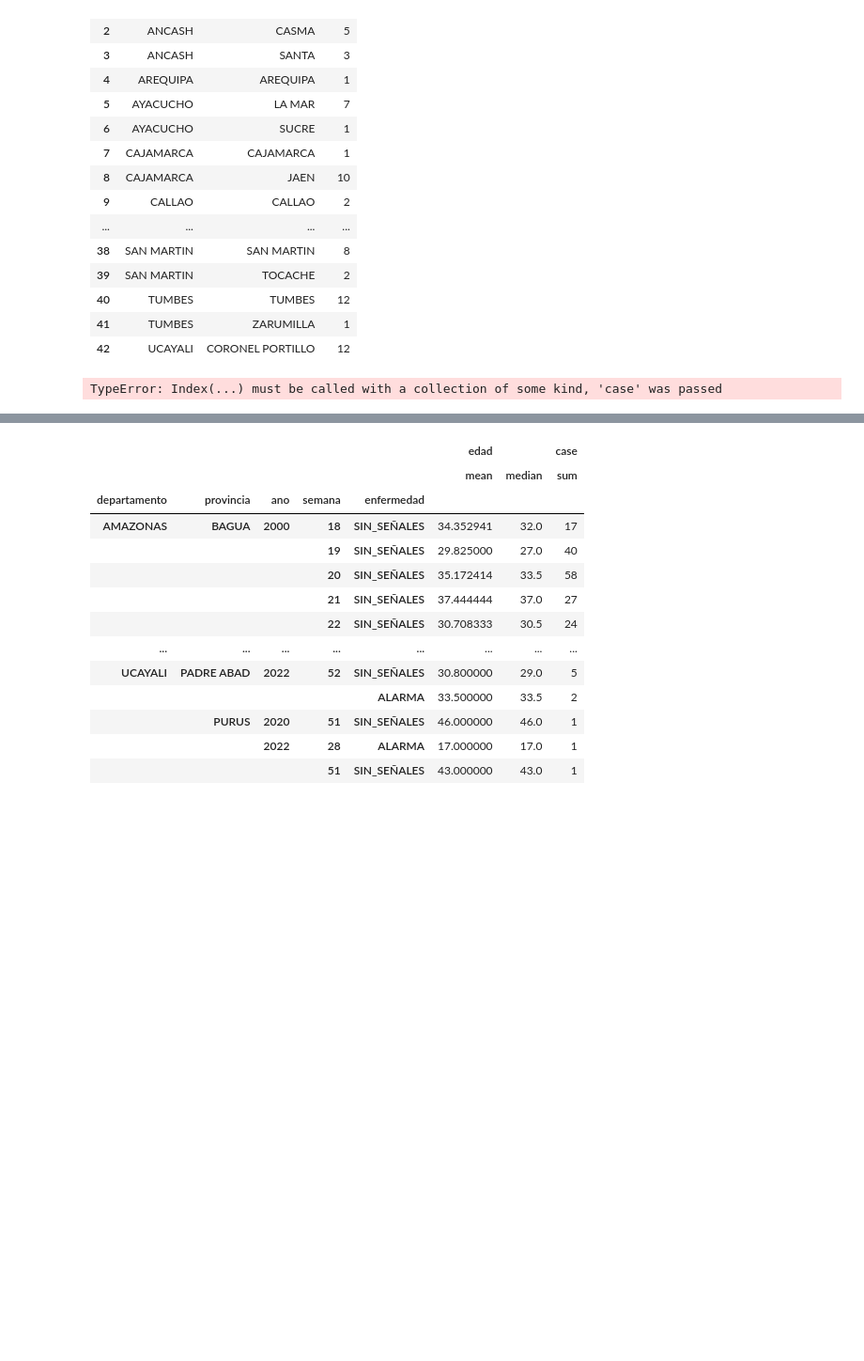
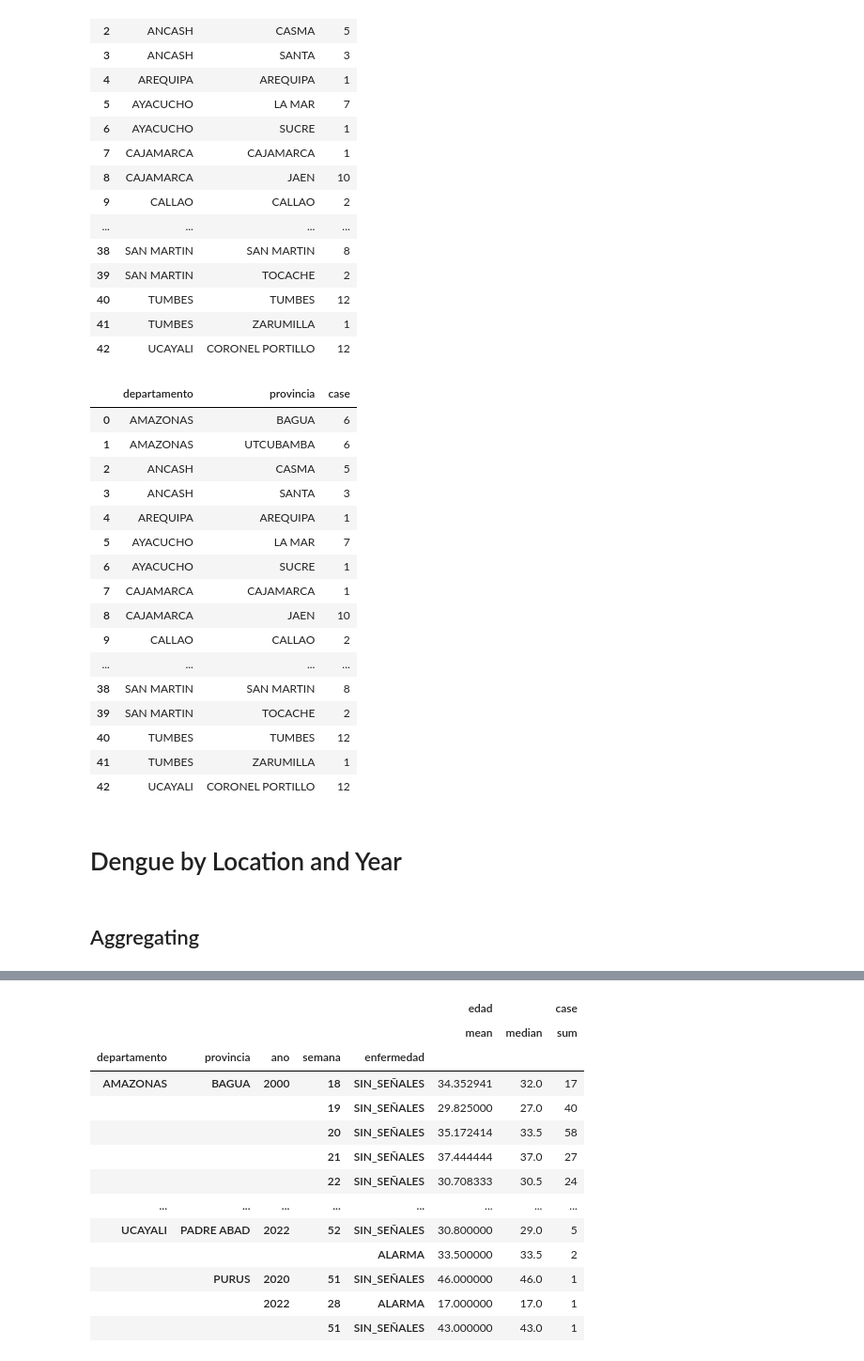
Before and after one commit to SocialAnalytics-StrategicIntelligence/OrganizeExploreAndQuery, a Jupyter notebook: Organize.ipynb, the cells around one changed output, grey strips where cells are left out. Shown at 94% size. Drawn from its saved outputs; the diff is of its cells as text; code cells hidden in the pictures; blank space fills up the shorter version.

```diff
--- a/Organize.ipynb
+++ b/Organize.ipynb
@@ -419,8 +443,24 @@ worst_ProvYear_alarma_Frequency.reset_index()
 | 41 | TUMBES | ZARUMILLA | 1 |
 | 42 | UCAYALI | CORONEL PORTILLO | 12 |
 # %%
-worst_ProvYear_alarma_Frequency.columns='case'
+worst_ProvYear_alarma_Frequency.columns=['case']
 worst_ProvYear_alarma_Frequency.reset_index(inplace=True)
 worst_ProvYear_alarma_Frequency
 # %% [output]
-TypeError: Index(...) must be called with a collection of some kind, 'case' was passed
+|  | departamento | provincia | case |
+| 0 | AMAZONAS | BAGUA | 6 |
+| 1 | AMAZONAS | UTCUBAMBA | 6 |
+| 2 | ANCASH | CASMA | 5 |
+| 3 | ANCASH | SANTA | 3 |
+| 4 | AREQUIPA | AREQUIPA | 1 |
+| 5 | AYACUCHO | LA MAR | 7 |
+| 6 | AYACUCHO | SUCRE | 1 |
+| 7 | CAJAMARCA | CAJAMARCA | 1 |
+| 8 | CAJAMARCA | JAEN | 10 |
+| 9 | CALLAO | CALLAO | 2 |
+| ... | ... | ... | ... |
+| 38 | SAN MARTIN | SAN MARTIN | 8 |
+| 39 | SAN MARTIN | TOCACHE | 2 |
+| 40 | TUMBES | TUMBES | 12 |
+| 41 | TUMBES | ZARUMILLA | 1 |
+| 42 | UCAYALI | CORONEL PORTILLO | 12 |
@@ -426,0 +469,4 @@ TypeError: Index(...) must be called with a collection of some kind, 'case' was
+# %% [markdown]
+# Dengue by Location and Year
+# %% [markdown]
+## Aggregating
```
Also changed, not shown: parts of 22 cells of this notebook, 1 other file.
